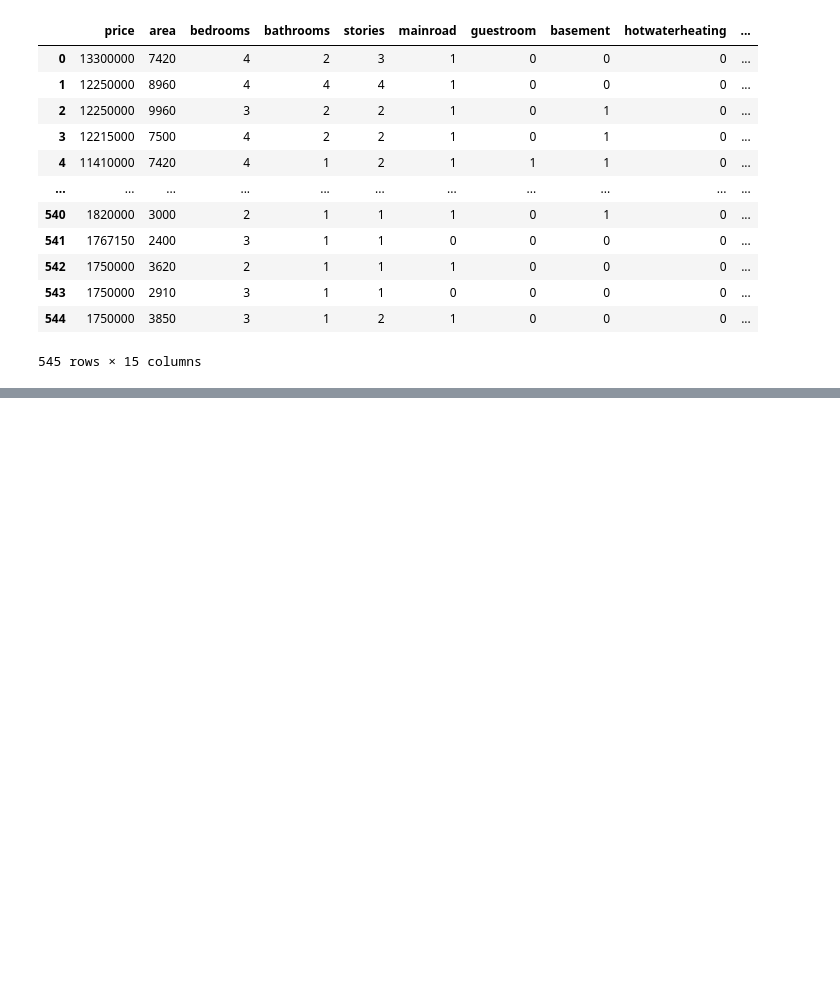
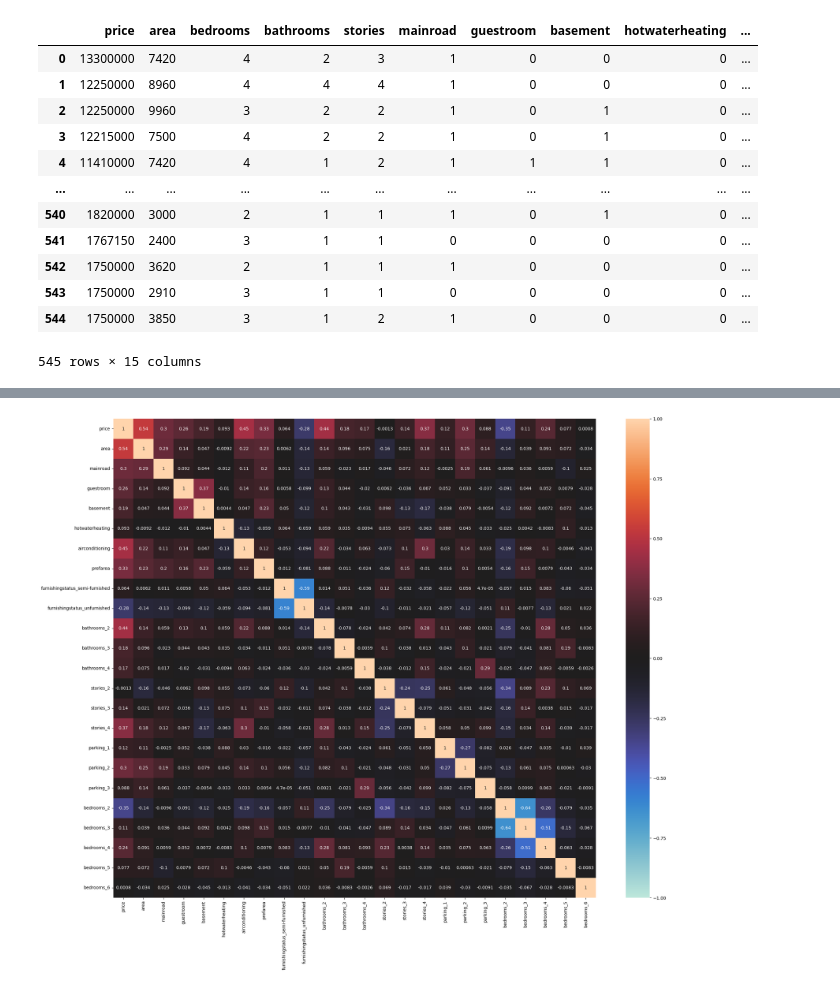
Before and after one commit to belenareal/machine_learning_projects, a Jupyter notebook: housing_prices/eda.ipynb, the cells around one changed output, grey strips where cells are left out. Drawn from its saved outputs; the diff is of its cells as text; code cells hidden in the pictures; blank space fills up the shorter version.

```diff
--- a/housing_prices/eda.ipynb
+++ b/housing_prices/eda.ipynb
@@ -182,3 +182,15 @@ df
 | 543 | 1750000 | 2910 | 3 | 1 | 1 | 0 | 0 | 0 | 0 | ... |
 | 544 | 1750000 | 3850 | 3 | 1 | 2 | 1 | 0 | 0 | 0 | ... |
 545 rows × 15 columns
+# %%
+target = 'price'
+features = [i for i in df.columns if i not in [target]]
+# %%
+nu = df[features].nunique().sort_values()
+nf = []; cf = []; nnf = 0; ncf = 0; #numerical & categorical features
+
+for i in range(df[features].shape[1]):
+    if nu.values[i]<=16:cf.append(nu.index[i])
+    else: nf.append(nu.index[i])
+
+print('\n\033[1mInference:\033[0m The Datset has {} numerical & {} categorical features.'.format(len(nf),len(cf)))
@@ -184,0 +199,4 @@ df
+# %%
+nvc = pd.DataFrame(df.isnull().sum().sort_values(), columns=['Total Null Values'])
+nvc['Percentage'] = round(nvc['Total Null Values']/df.shape[0],3)*100
+print(nvc)
@@ -184,0 +218,20 @@ df
+# %%
+df3 = df.copy()
+
+ecc = nvc[nvc['Percentage']!=0].index.values
+fcc = [i for i in cf if i not in ecc]
+#One-Hot Binay Encoding
+oh=True
+dm=True
+for i in fcc:
+    #print(i)
+    if df3[i].nunique()==2:
+        if oh==True: print("\033[1mOne-Hot Encoding on features:\033[0m")
+        print(i);oh=False
+        df3[i]=pd.get_dummies(df3[i], drop_first=True, prefix=str(i))
+    if (df3[i].nunique()>2 and df3[i].nunique()<17):
+        if dm==True: print("\n\033[1mDummy Encoding on features:\033[0m")
+        print(i);dm=False
+        df3 = pd.concat([df3.drop([i], axis=1), pd.DataFrame(pd.get_dummies(df3[i], drop_first=True, prefix=str(i)))],axis=1)
+
+df3.shape
@@ -184,0 +270,6 @@ df
+# %%
+plt.figure(figsize=[25,20])
+sns.heatmap(df3.corr(), annot=True, vmin=-1, vmax=1, center=0) #cmap='BuGn'
+plt.show()
+# %% [output]
+[figure, added]
```
Also changed, not shown: parts of 5 cells of this notebook, 3 other files.
